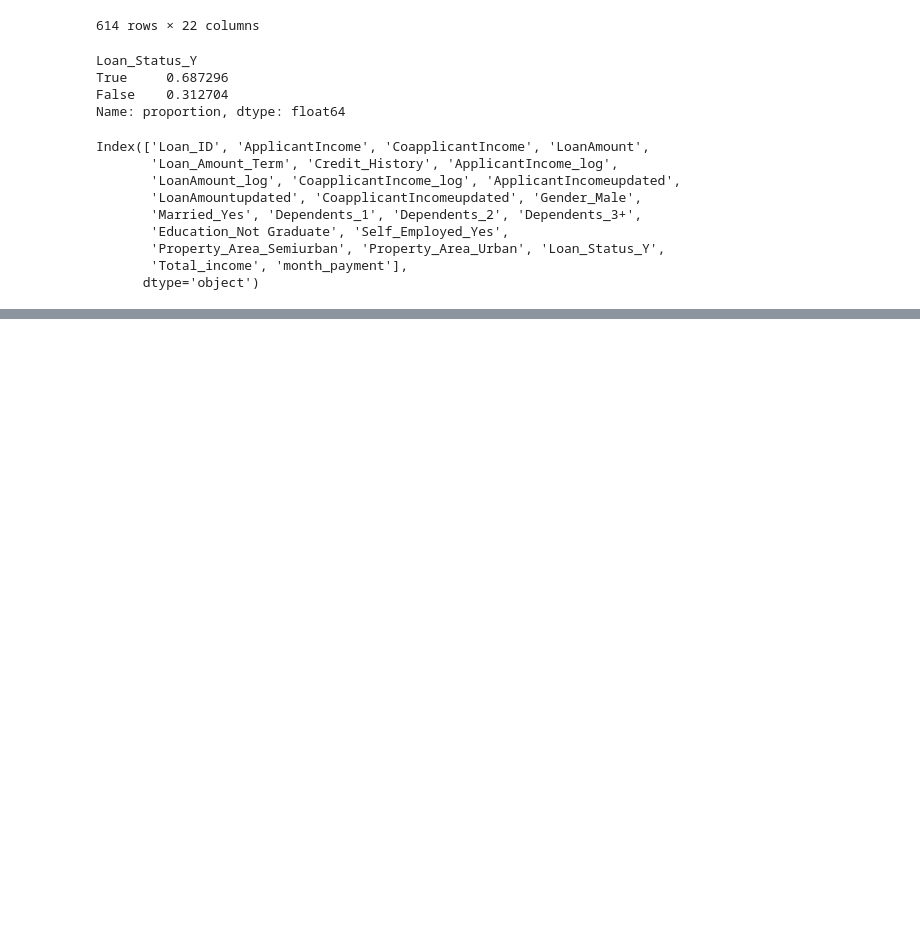
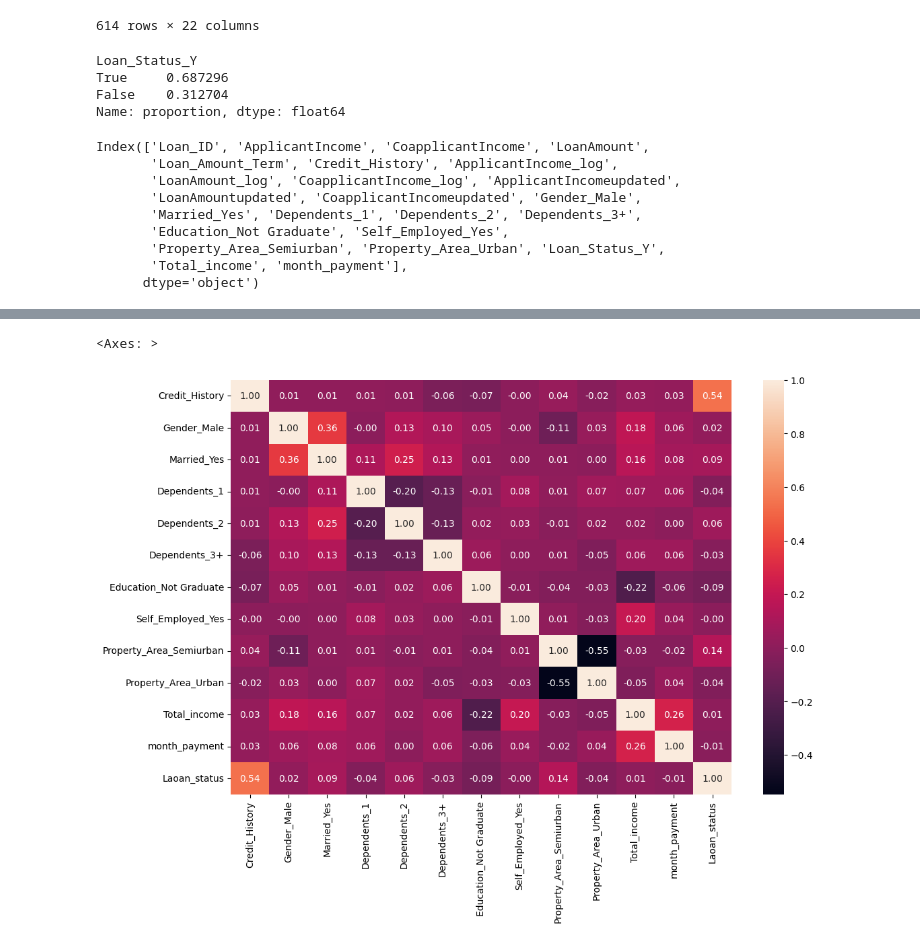
Before and after one commit to Nourshosharah/Loan-Approval-Prediction-System-MLT-, a Jupyter notebook: Machine_Learning_part/models_preprocessing.ipynb, the cells around one changed output, grey strips where cells are left out. Saved outputs shown, nothing was run; the diff lists cells and outputs as text; code cells hidden in the pictures; blank space fills up the shorter version.

```diff
--- a/Machine_Learning_part/models_preprocessing.ipynb
+++ b/Machine_Learning_part/models_preprocessing.ipynb
@@ -354,3 +359,17 @@ Index(['Loan_ID', 'ApplicantIncome', 'CoapplicantIncome', 'LoanAmount',
        'Property_Area_Semiurban', 'Property_Area_Urban', 'Loan_Status_Y',
        'Total_income', 'month_payment'],
       dtype='object')
+# %%
+featuers=[ 'Credit_History', 'Gender_Male',
+       'Married_Yes', 'Dependents_1', 'Dependents_2', 'Dependents_3+',
+       'Education_Not Graduate', 'Self_Employed_Yes',
+       'Property_Area_Semiurban', 'Property_Area_Urban',
+       'Total_income', 'month_payment']
+
+target=df_encoded.Loan_Status_Y
+X=df_encoded[featuers]
+y=target
+# %%
+corrlation_mat=X.copy()
+corrlation_mat["Laoan_status"]=y
+corrlation_mat.corr()["Laoan_status"]
@@ -356,0 +391,6 @@ Index(['Loan_ID', 'ApplicantIncome', 'CoapplicantIncome', 'LoanAmount',
+# %%
+plt.figure(figsize=(12,8))
+sns.heatmap(corrlation_mat.corr(),annot=True,fmt=".2f")
+# %% [output]
+<Axes: >
+[figure, added]
```
Also changed, not shown: parts of 6 cells of this notebook.
